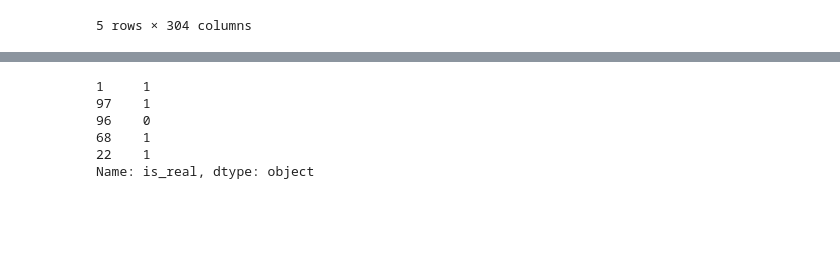
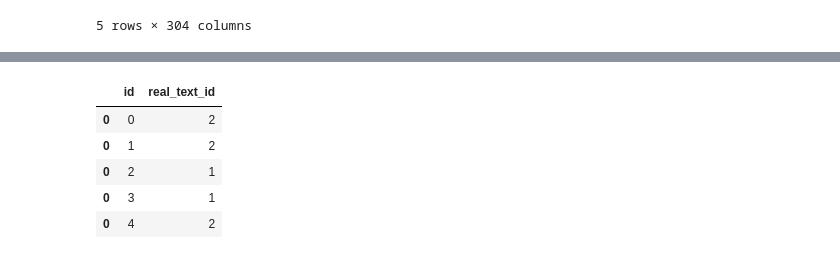
Before and after one commit to wagenrace/kaggle-notebooks, a Jupyter notebook: Extracting_feats_with_SPACY.ipynb, the cells around one changed output, grey strips where cells are left out. Saved outputs shown, nothing was run; the diff lists cells and outputs as text; code cells hidden in the pictures; blank space fills up the shorter version.

Commit message:
add submission

```diff
--- a/Extracting_feats_with_SPACY.ipynb
+++ b/Extracting_feats_with_SPACY.ipynb
@@ -164,9 +209,57 @@ distances, indices = nbrs.kneighbors(train_array)
 # %%
-training_data.iloc[indices[0][1:]].is_real
+nbrs_test = NearestNeighbors(n_neighbors=45, algorithm="ball_tree").fit(train_array)
-# %% [output]
-1     1
-97    1
-96    0
-68    1
-22    1
-Name: is_real, dtype: object
+# %%
+submission = pd.DataFrame(columns=["id", "real_text_id"])
+test_array = np.array(test_data[token_vectors])
+
+distances, indices = nbrs_test.kneighbors(test_array)
+for article_id in range(test_data.article_id.max()):
+    index_file_1 = test_data[
+        (test_data.article_id == article_id) & (test_data.file_id == 1)
+    ].index
+    index_file_2 = test_data[
+        (test_data.article_id == article_id) & (test_data.file_id == 2)
+    ].index
+
+    indic_1 = indices[index_file_1]
+    indic_2 = indices[index_file_2]
+
+    pred_1 = training_data.iloc[indic_1[0]].is_real.mean()
+    pred_2 = training_data.iloc[indic_2[0]].is_real.mean()
+
+    # Get the highest prediction
+    if pred_1 > pred_2:
+        submission = pd.concat(
+            [pd.DataFrame([{"id": article_id, "real_text_id": 1}]), submission]
+        )
+        continue
+    elif pred_2 > pred_1:
+        submission = pd.concat(
+            [pd.DataFrame([{"id": article_id, "real_text_id": 2}]), submission]
+        )
+        continue
+
+    # If prediction are equal get the lowest distant
+    dist_1 = distances[index_file_1].mean()
+    dist_2 = distances[index_file_2].mean()
+    if dist_2 > dist_1:
+        submission = pd.concat(
+            [pd.DataFrame([{"id": article_id, "real_text_id": 1}]), submission]
+        )
+        continue
+    else:
+        submission = pd.concat(
+            [pd.DataFrame([{"id": article_id, "real_text_id": 2}]), submission]
+        )
+        continue
+
+submission = submission.sort_values(by="id")
+submission.to_csv("submission.csv", index=False)
+submission.head()
+# %% [output]
+|  | id | real_text_id |
+| 0 | 0 | 2 |
+| 0 | 1 | 2 |
+| 0 | 2 | 1 |
+| 0 | 3 | 1 |
+| 0 | 4 | 2 |
```
Also changed, not shown: parts of 7 cells of this notebook.
